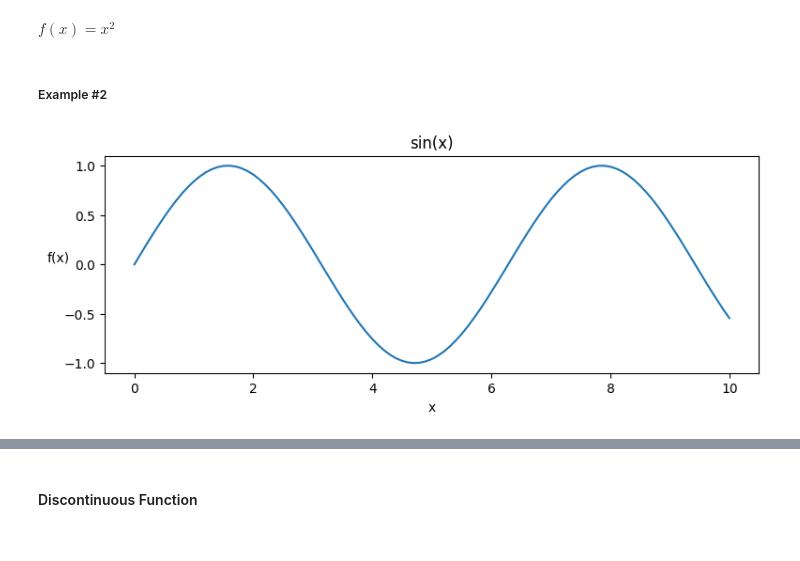
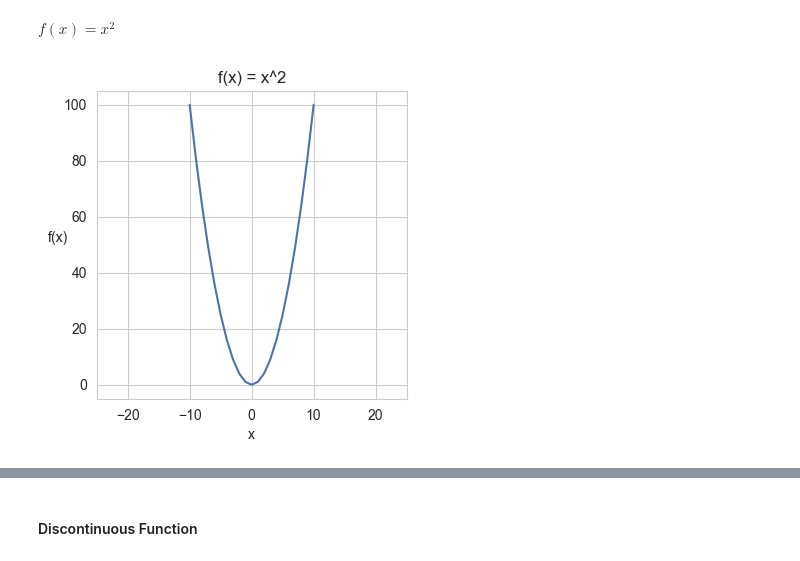
Before and after one commit to dheemanth-bhat/maths-for-ml, a Jupyter notebook: 3_Linear_Algebra/05_Optimization_1-calculus_in_ML.ipynb, the cells around one changed output, grey strips where cells are left out. Cells and saved outputs as stored; diff of their text form; code cells hidden in the pictures.

```diff
--- a/3_Linear_Algebra/05_Optimization_1-calculus_in_ML.ipynb
+++ b/3_Linear_Algebra/05_Optimization_1-calculus_in_ML.ipynb
@@ -4,6 +4,10 @@
 import numpy as np
 import matplotlib.pyplot as plt
 import seaborn as sns
+
+# Configure Seaborn.
+sns.set_style("whitegrid")
+sns.set_palette("deep")
 # %% [markdown]
 ## 1 Optimization
 # %% [markdown]
@@ -105,18 +278,18 @@ $ \text{Left hand limit} = \text{Right hand limit}$
 ##### Example #1
 # %% [markdown]
 $f(x) = x^2$
-# %% [markdown]
-##### Example #2
 # %%
-x = np.arange(0, 10.1, 0.1)
-y = np.sin(x)
+x = np.arange(-10, 11, 1)
+y = x**2
 
-plt.figure(figsize=(9, 3))
+plt.figure(figsize=(4, 4))
 sns.lineplot(x=x, y=y)
-plt.title("sin(x)")
+plt.title("f(x) = x^2")
 plt.xlabel("x")
 plt.ylabel("f(x)", rotation=0)
+plt.xlim(-25, 25)
 
+# plt.savefig("images/function_continuous_example.png")
 plt.show()
 # %% [output]
-[figure, old version]
+[figure, new version]
```
Also changed, not shown: parts of 73 cells of this notebook, 6 other files.
